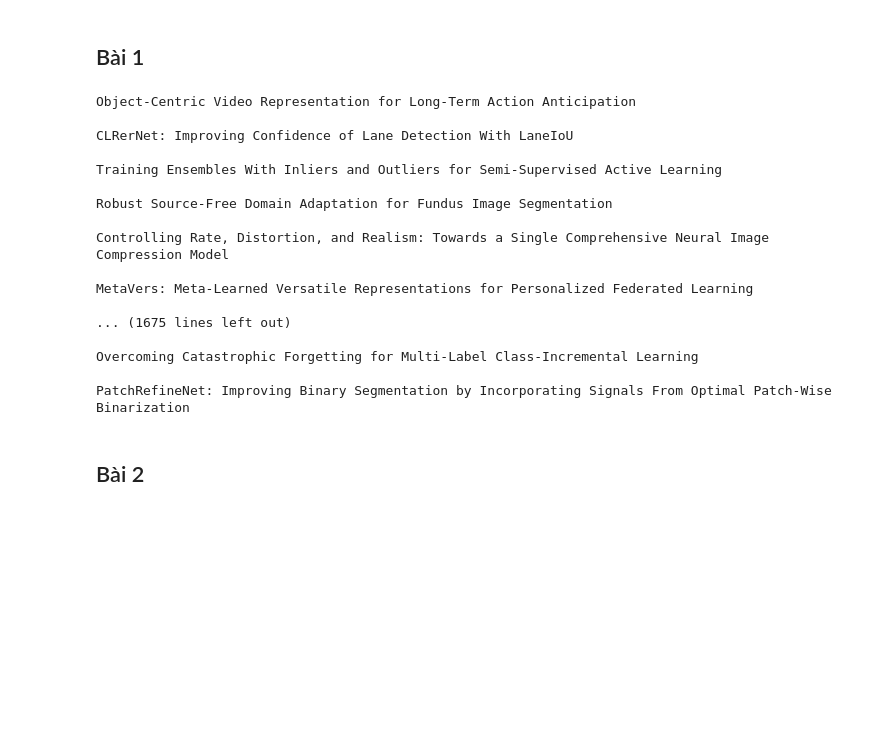
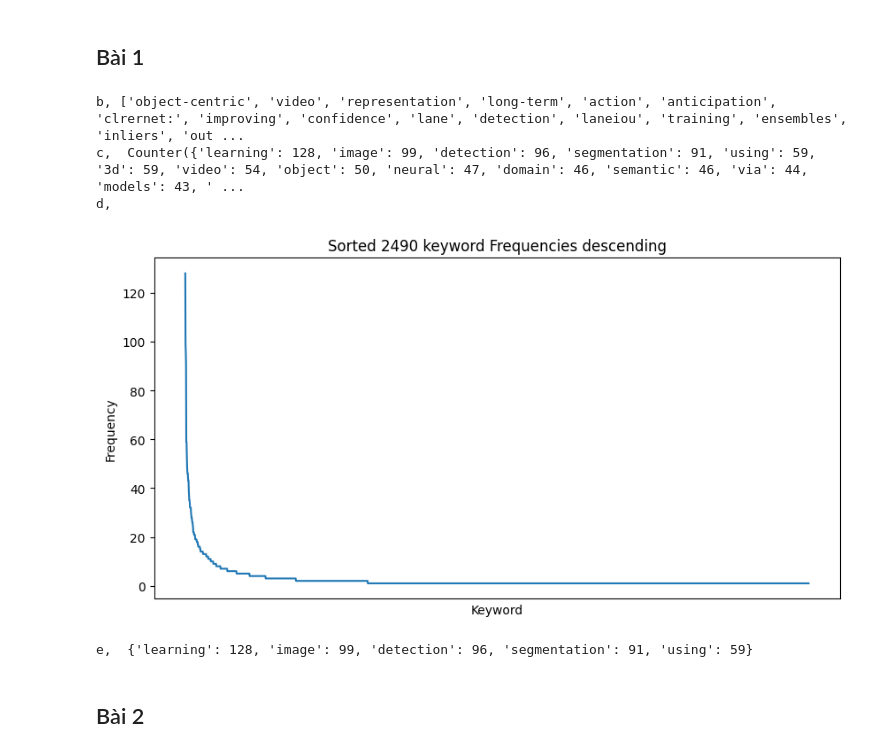
Before and after one commit to thaiqt0002/IE221, a Jupyter notebook: Tuần 5/lab5.ipynb, the cells around one changed output. Cells and saved outputs as stored; diff of their text form; code cells hidden in the pictures; blank space fills up the shorter version.

```diff
--- a/Tuần 5/lab5.ipynb
+++ b/Tuần 5/lab5.ipynb
@@ -9,35 +20,51 @@ import matplotlib.pyplot as plt
 # %% [markdown]
 ## Bài 1
-# %%
-# a, Crawl tên của các bài báo khoa học được công bố trong hội nghị WACV 2024 từ đường dẫn: https://openaccess.thecvf.com/WACV2024
-url = "https://openaccess.thecvf.com/WACV2024"
-response = requests.get(url)
-
-soup = BeautifulSoup(response.content, "html.parser")
-
-titles = soup.find_all("dt", class_="ptitle")
-
-paper_titles = [title.text.strip() for title in titles]
-
-for title in paper_titles:
-    print(title, end="\n\n")
-# %% [output]
-Object-Centric Video Representation for Long-Term Action Anticipation
-
-CLRerNet: Improving Confidence of Lane Detection With LaneIoU
-
-Training Ensembles With Inliers and Outliers for Semi-Supervised Active Learning
-
-Robust Source-Free Domain Adaptation for Fundus Image Segmentation
-
-Controlling Rate, Distortion, and Realism: Towards a Single Comprehensive Neural Image Compression Model
-
-MetaVers: Meta-Learned Versatile Representations for Personalized Federated Learning
-
-... (1675 lines left out)
-
-Overcoming Catastrophic Forgetting for Multi-Label Class-Incremental Learning
-
-PatchRefineNet: Improving Binary Segmentation by Incorporating Signals From Optimal Patch-Wise Binarization
+# %%
+# a, Crawl tên của các bài báo khoa học được công bố trong hội nghị WACV 2024 từ đường dẫn: https://openaccess.thecvf.com/WACV2024
+
+soup = BeautifulSoup(response.content, "html.parser")
+titles = soup.find_all("dt", class_="ptitle")
+paper_titles = [title.text.strip() for title in titles]
+
+# b,  Thực  hiện  một  số  thao  tác  xử  lý văn bản  với  tên  của  các  bài  báo khoa học để lọc ra các keyword chính:
+words = []
+for title in paper_titles:
+    # - Tách từ dựa trên dấu khoảng trắng
+    title_words = title.split()
+    # - Chuyển từng từ sang ký tự thường
+    title_words = [word.lower() for word in title_words]
+    # - Tạo mảng stopwords và lọc các từ không quan trọng trong lĩnh vực công nghệ thông tin
+    stop_words = set(stopwords.words('english'))
+    title_words = [word for word in title_words if word not in stop_words and word not in ['a', 'b', 'c']]
+    words.extend(title_words)
+print("b,", words)
+
+# c, Thống kê tần số xuất hiện của từng keyword
+word_freq = Counter(words)
+print("c, ", word_freq)
+
+# d, Chọn loại biểu đồ thích hợp và vẽ biểu đồ biểu diễn tần số xuất hiện của các keyword theo thứ tự giảm đần số lần xuất hiện
+print("d,")
+sorted_word_freq = dict(sorted(word_freq.items(), key=lambda item: item[1], reverse=True))
+keywords = list(sorted_word_freq.keys())
+frequencies = list(sorted_word_freq.values())
+keywords_count = len(keywords)
+plt.figure(figsize=(10, 5))
+plt.plot(keywords, frequencies)
+plt.xticks([])
+plt.xlabel('Keyword')
+plt.ylabel('Frequency')
+plt.title('Sorted ' + str(keywords_count) + ' keyword Frequencies descending')
+plt.show()
+
+# e, Cho biết top 5 keyword được quan tâm nhiều nhất trong hội nghị lần này
+top_5 = dict(list(sorted_word_freq.items())[:5])
+print("e, ", top_5)
+# %% [output]
+b, ['object-centric', 'video', 'representation', 'long-term', 'action', 'anticipation', 'clrernet:', 'improving', 'confidence', 'lane', 'detection', 'laneiou', 'training', 'ensembles', 'inliers', 'out ...
+c,  Counter({'learning': 128, 'image': 99, 'detection': 96, 'segmentation': 91, 'using': 59, '3d': 59, 'video': 54, 'object': 50, 'neural': 47, 'domain': 46, 'semantic': 46, 'via': 44, 'models': 43, ' ...
+d,
+[figure, added]
+e,  {'learning': 128, 'image': 99, 'detection': 96, 'segmentation': 91, 'using': 59}
 # %% [markdown]
 ## Bài 2
```
Also changed, not shown: parts of 3 cells of this notebook.
